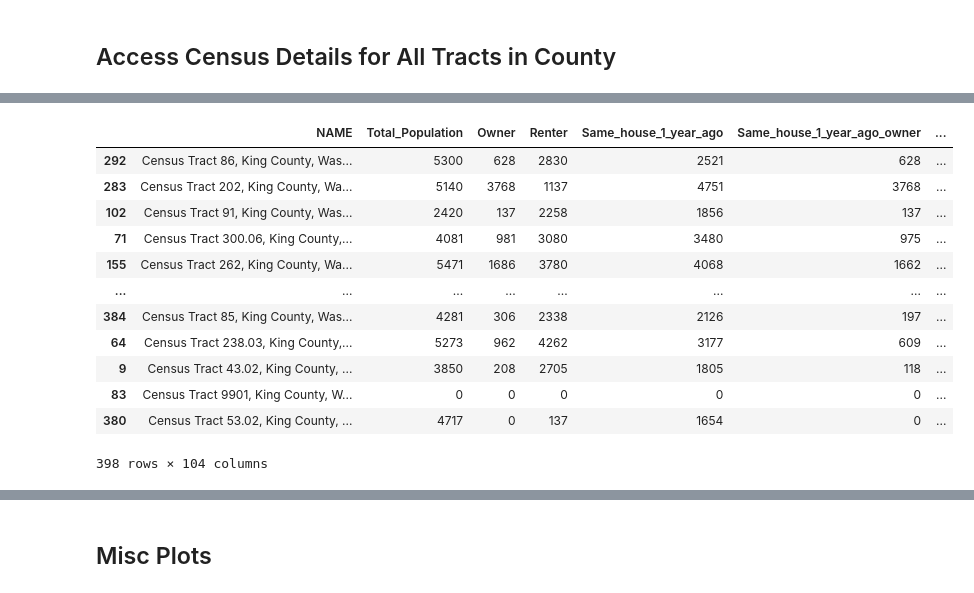
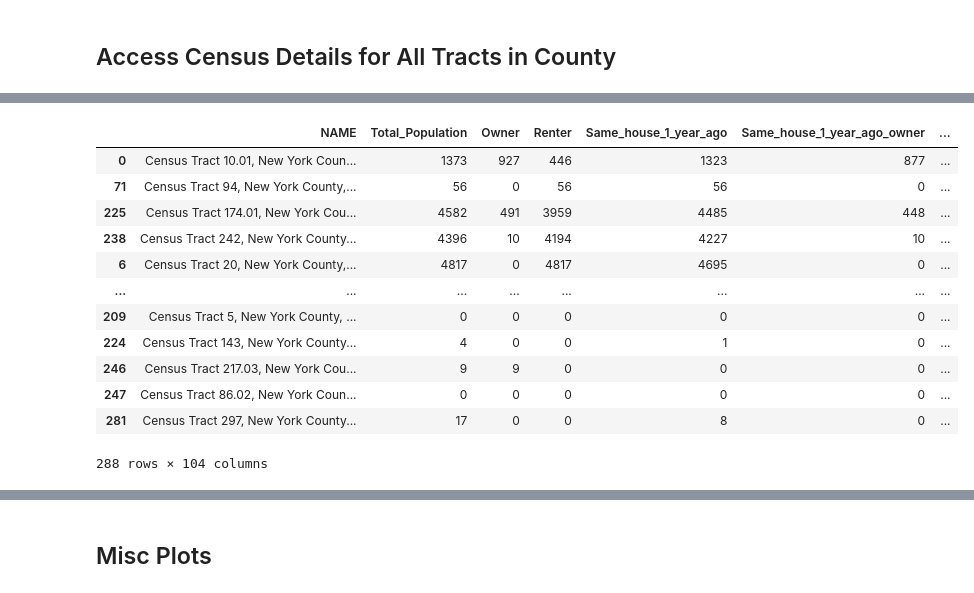
Before and after one commit to ipeirotis/census, a Jupyter notebook: Mapping_Variables_of_Interest.ipynb, the cells around one changed output, grey strips where cells are left out. Drawn from its saved outputs; the diff is of its cells as text; code cells hidden in the pictures.

```diff
--- a/Mapping_Variables_of_Interest.ipynb
+++ b/Mapping_Variables_of_Interest.ipynb
@@ -21,7 +21,7 @@ geolocator = GeoLocator(google_key)
 # %%
 census = Census(census_api_key, google_key)
 # %%
-address = "2033 6th Avenue, Seattle WA 98121"
+address = "110 Bleecker Street, New York NY"
 geocode = geolocator.get_census_block(address)
 geocode
 # %% [output]
@@ -138,18 +142,18 @@ df
 # %%
-attr = "prob_move_owner"
+attr = "prob_move_renter"
 df.sort_values(attr)
 # %% [output]
 |  | NAME | Total_Population | Owner | Renter | Same_house_1_year_ago | Same_house_1_year_ago_owner | ... |
-| 292 | Census Tract 86, King County, Was... | 5300 | 628 | 2830 | 2521 | 628 | ... |
-| 283 | Census Tract 202, King County, Wa... | 5140 | 3768 | 1137 | 4751 | 3768 | ... |
-| 102 | Census Tract 91, King County, Was... | 2420 | 137 | 2258 | 1856 | 137 | ... |
-| 71 | Census Tract 300.06, King County,... | 4081 | 981 | 3080 | 3480 | 975 | ... |
-| 155 | Census Tract 262, King County, Wa... | 5471 | 1686 | 3780 | 4068 | 1662 | ... |
+| 0 | Census Tract 10.01, New York Coun... | 1373 | 927 | 446 | 1323 | 877 | ... |
+| 71 | Census Tract 94, New York County,... | 56 | 0 | 56 | 56 | 0 | ... |
+| 225 | Census Tract 174.01, New York Cou... | 4582 | 491 | 3959 | 4485 | 448 | ... |
+| 238 | Census Tract 242, New York County... | 4396 | 10 | 4194 | 4227 | 10 | ... |
+| 6 | Census Tract 20, New York County,... | 4817 | 0 | 4817 | 4695 | 0 | ... |
 | ... | ... | ... | ... | ... | ... | ... | ... |
-| 384 | Census Tract 85, King County, Was... | 4281 | 306 | 2338 | 2126 | 197 | ... |
-| 64 | Census Tract 238.03, King County,... | 5273 | 962 | 4262 | 3177 | 609 | ... |
-| 9 | Census Tract 43.02, King County, ... | 3850 | 208 | 2705 | 1805 | 118 | ... |
-| 83 | Census Tract 9901, King County, W... | 0 | 0 | 0 | 0 | 0 | ... |
-| 380 | Census Tract 53.02, King County, ... | 4717 | 0 | 137 | 1654 | 0 | ... |
+| 209 | Census Tract 5, New York County, ... | 0 | 0 | 0 | 0 | 0 | ... |
+| 224 | Census Tract 143, New York County... | 4 | 0 | 0 | 1 | 0 | ... |
+| 246 | Census Tract 217.03, New York Cou... | 9 | 9 | 0 | 0 | 0 | ... |
+| 247 | Census Tract 86.02, New York Coun... | 0 | 0 | 0 | 0 | 0 | ... |
+| 281 | Census Tract 297, New York County... | 17 | 0 | 0 | 8 | 0 | ... |
-398 rows × 104 columns
+288 rows × 104 columns
 # %%
```
Also changed, not shown: parts of 15 cells of this notebook, 2 other files.
